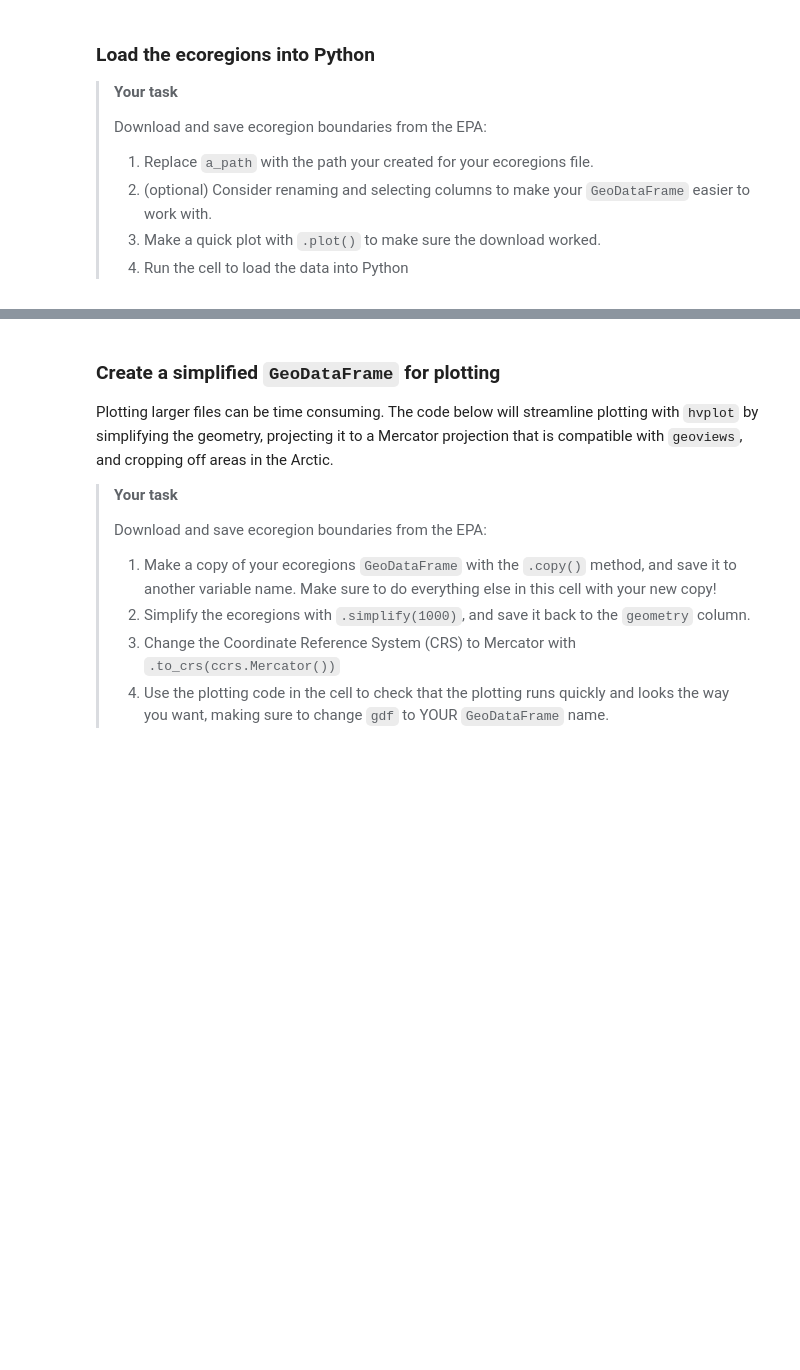
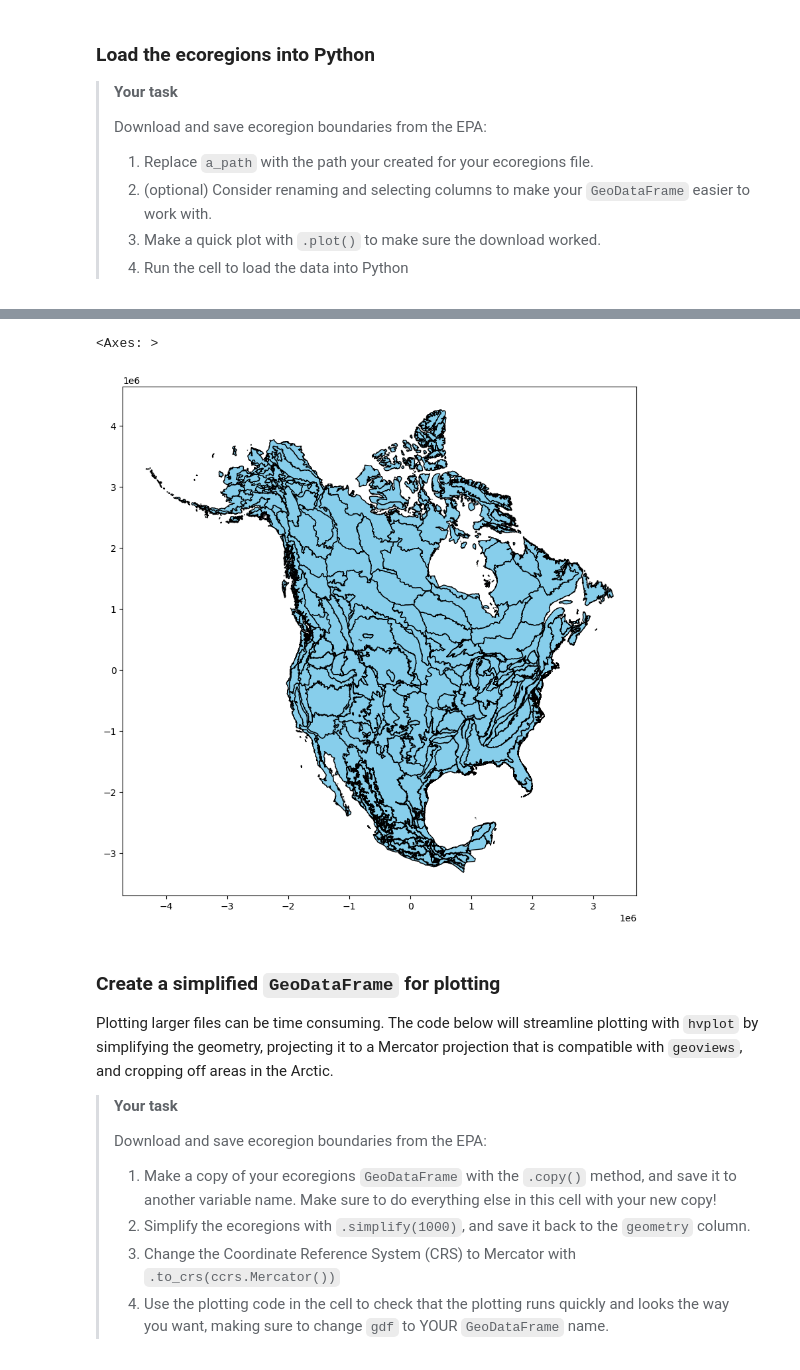
Before and after one commit to cu-esiil-edu/stars-02-species-distribution-ESIILtest24, a Jupyter notebook: species-distribution.ipynb, the cells around one changed output, grey strips where cells are left out. Cells and saved outputs as stored; diff of their text form; code cells hidden in the pictures; blank space fills up the shorter version.

```diff
--- a/species-distribution.ipynb
+++ b/species-distribution.ipynb
@@ -172,3 +187,11 @@ gdf.index.name = 'ecoregion'
+# %%
+# Plot the ecoregion data
+gdf.plot(edgecolor='black',
+         color='skyblue',
+         figsize=(10,10))
+# %% [output]
+<Axes: >
+[figure, added]
 # %% [markdown]
 ### Create a simplified `GeoDataFrame` for plotting
 
```
Also changed, not shown: parts of 3 cells of this notebook.
